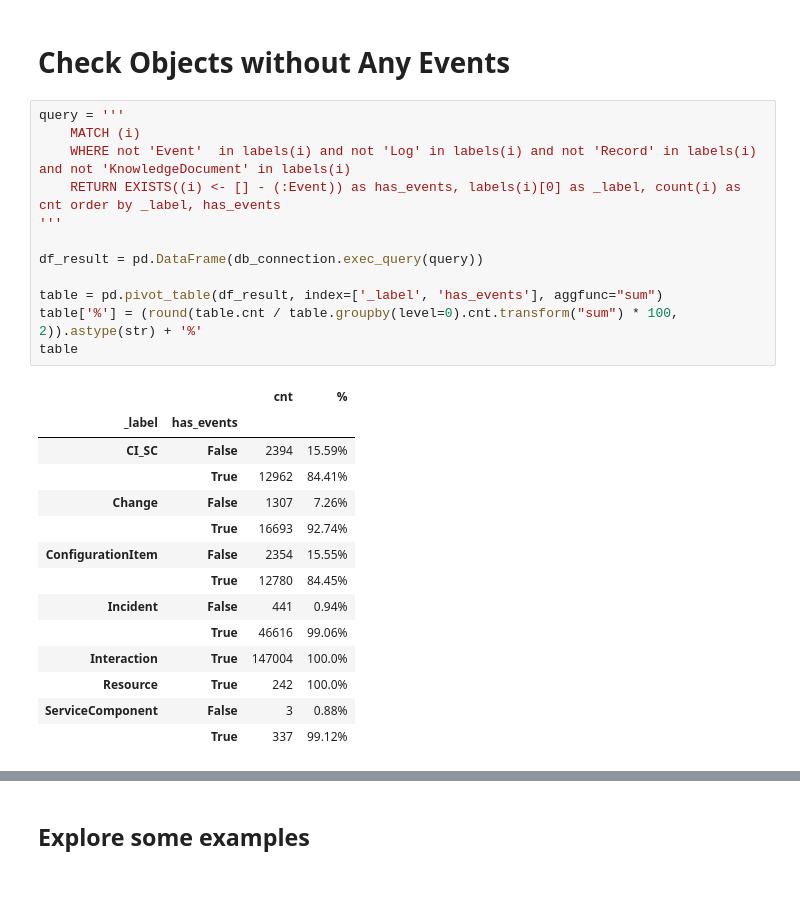
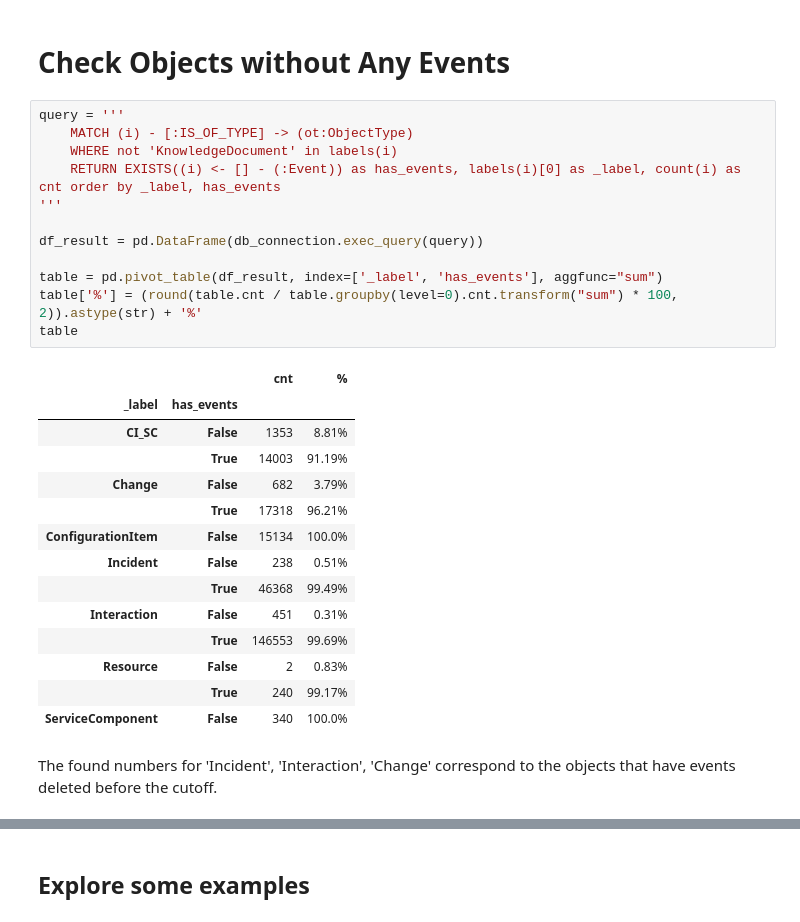
Before and after one commit to Ava-S/EKG_BPIC2014_Notebook, a Jupyter notebook: 1_1_analysis_objects_without_events.ipynb, the cells around one changed output, grey strips where cells are left out. Saved outputs shown, nothing was run; the diff lists cells and outputs as text; blank space fills up the shorter version.

```diff
--- a/0_2_analysis_objects_without_events.ipynb
+++ b/1_1_analysis_objects_without_events.ipynb
@@ -47,28 +44,30 @@ if load:
 # Check Objects without Any Events
 # %%
 query = '''
-    MATCH (i)
-    WHERE not 'Event'  in labels(i) and not 'Log' in labels(i) and not 'Record' in labels(i) and not 'KnowledgeDocument' in labels(i)
+    MATCH (i) - [:IS_OF_TYPE] -> (ot:ObjectType)
+    WHERE not 'KnowledgeDocument' in labels(i)
     RETURN EXISTS((i) <- [] - (:Event)) as has_events, labels(i)[0] as _label, count(i) as cnt order by _label, has_events
 '''
 
 df_result = pd.DataFrame(db_connection.exec_query(query))
 
 table = pd.pivot_table(df_result, index=['_label', 'has_events'], aggfunc="sum")
 table['%'] = (round(table.cnt / table.groupby(level=0).cnt.transform("sum") * 100, 2)).astype(str) + '%'
 table
 # %% [output]
 |  |  | cnt | % |
 | _label | has_events |  |  |
-| CI_SC | False | 2394 | 15.59% |
-|  | True | 12962 | 84.41% |
-| Change | False | 1307 | 7.26% |
-|  | True | 16693 | 92.74% |
-| ConfigurationItem | False | 2354 | 15.55% |
-|  | True | 12780 | 84.45% |
-| Incident | False | 441 | 0.94% |
-|  | True | 46616 | 99.06% |
-| Interaction | True | 147004 | 100.0% |
-| Resource | True | 242 | 100.0% |
-| ServiceComponent | False | 3 | 0.88% |
-|  | True | 337 | 99.12% |
+| CI_SC | False | 1353 | 8.81% |
+|  | True | 14003 | 91.19% |
+| Change | False | 682 | 3.79% |
+|  | True | 17318 | 96.21% |
+| ConfigurationItem | False | 15134 | 100.0% |
+| Incident | False | 238 | 0.51% |
+|  | True | 46368 | 99.49% |
+| Interaction | False | 451 | 0.31% |
+|  | True | 146553 | 99.69% |
+| Resource | False | 2 | 0.83% |
+|  | True | 240 | 99.17% |
+| ServiceComponent | False | 340 | 100.0% |
+# %% [markdown]
+The found numbers for 'Incident', 'Interaction', 'Change' correspond to the objects that have events deleted before the cutoff.
```
Also changed, not shown: parts of 10 cells of this notebook.
